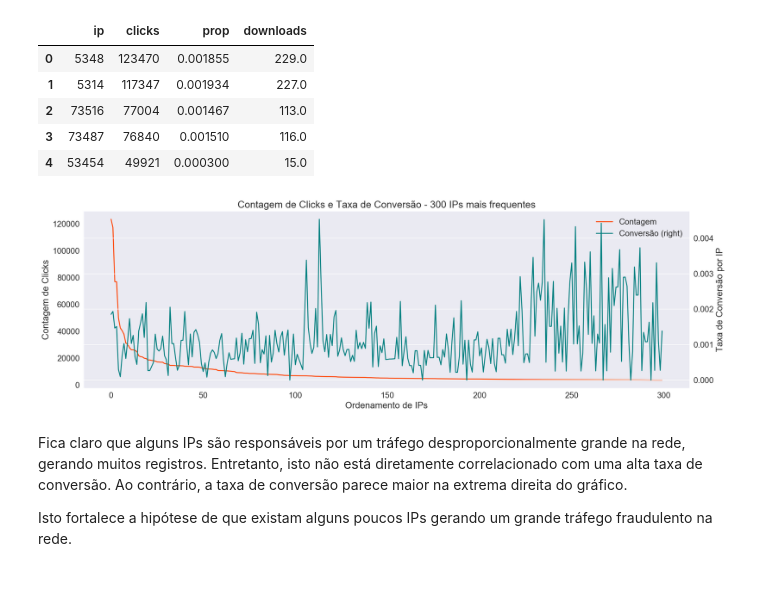
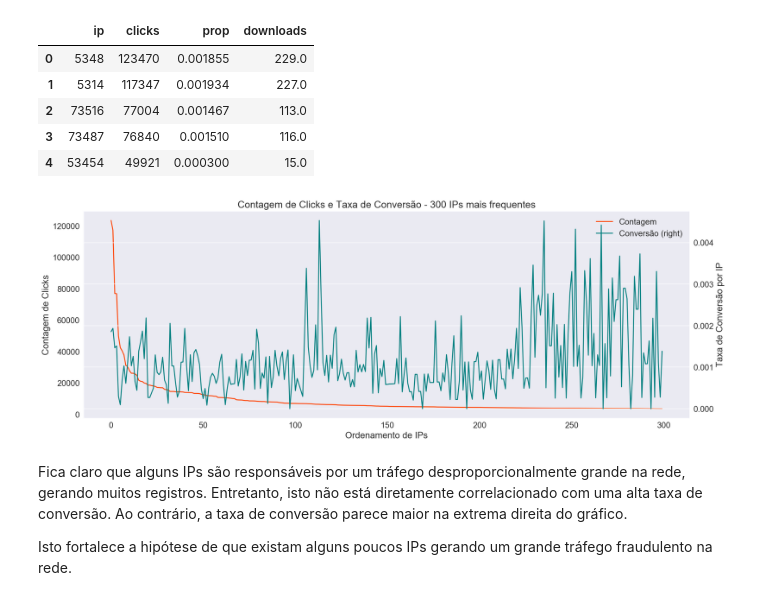
Before and after one commit to rgriva/Kaggle, a Jupyter notebook: EDA-Raul.ipynb, the cells around one changed output. Cells and saved outputs as stored; diff of their text form; code cells hidden in the pictures.

```diff
--- a/EDA-Raul.ipynb
+++ b/EDA-Raul.ipynb
@@ -311,13 +311,13 @@ merge.head()
 # %%
 # Plotando o número de clicks e a proporção de downloads (Taxa de Conversão por IP)
 limit = 300
-ax1 = merge.clicks[:limit].plot(figsize = (20,6), color = 'orangered', legend = True, label = 'Contagem')
+ax1 = merge.clicks[:limit].plot(figsize = (20,7), color = 'orangered', legend = True, label = 'Contagem')
 ax2 = merge.prop[:limit].plot(color = 'teal', secondary_y = True, legend = True, label = 'Conversão')
 ax1.set(title = 'Contagem de Clicks e Taxa de Conversão - ' + str(limit) + ' IPs mais frequentes',
         xlabel = 'Ordenamento de IPs', ylabel = 'Contagem de Clicks');
 ax2.set(ylabel = 'Taxa de Conversão por IP');
 # %% [output]
-[figure, old version]
+[figure, new version]
 # %% [markdown]
 Fica claro que alguns IPs são responsáveis por um tráfego desproporcionalmente grande na rede, gerando muitos registros. Entretanto, isto não está diretamente correlacionado com uma alta taxa de conversão. Ao contrário, a taxa de conversão parece maior na extrema direita do gráfico.
 
```
Also changed, not shown: parts of 4 cells of this notebook.
